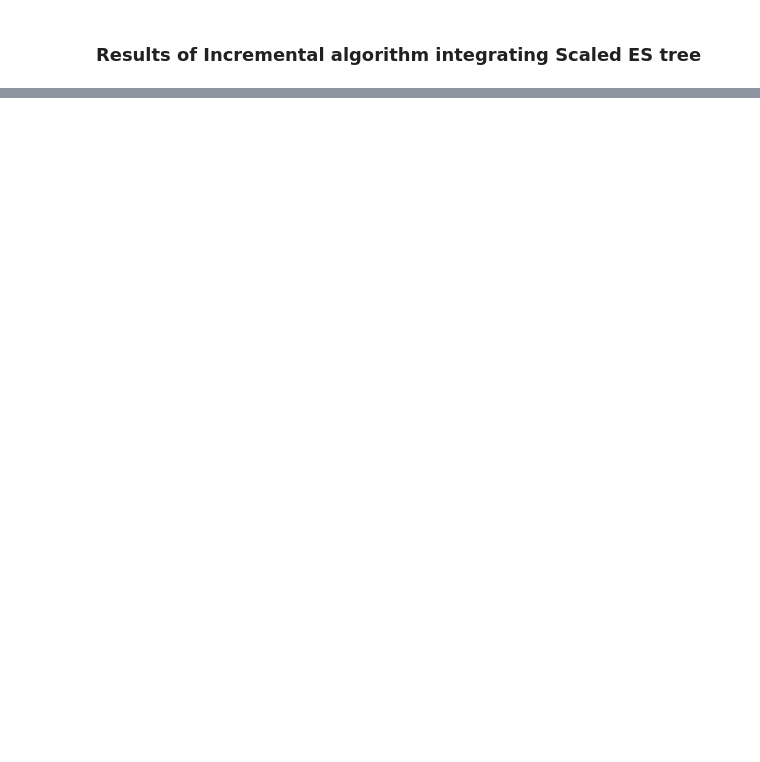
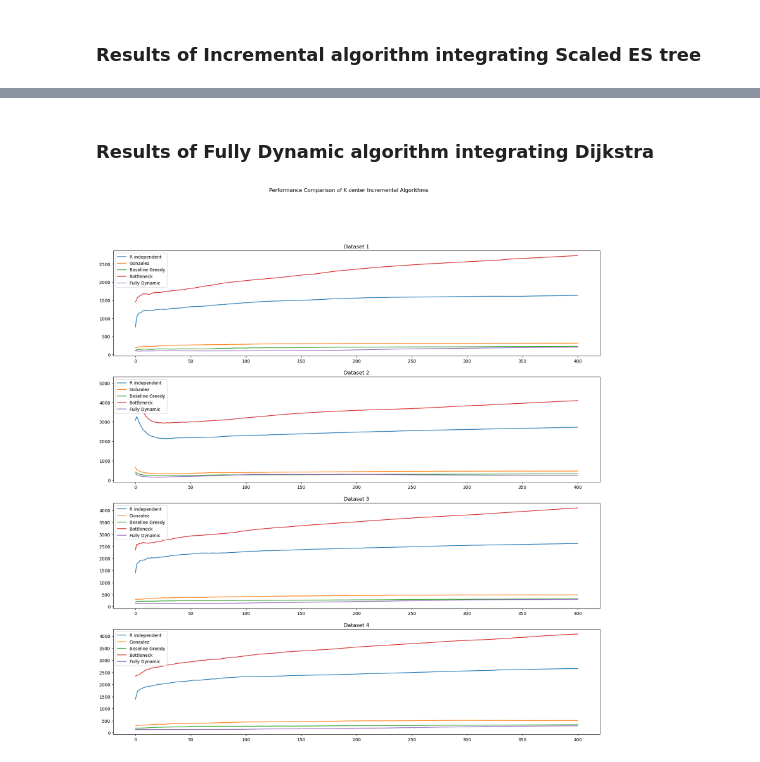
Before and after one commit to nina314/master-thesis, a Jupyter notebook: runtime_cost_analysis.ipynb, the cells around one changed output, grey strips where cells are left out. Cells and saved outputs as stored; diff of their text form; code cells hidden in the pictures; blank space fills up the shorter version.

Commit message:
faster fully dynamic

```diff
--- a/runtime_cost_analysis.ipynb
+++ b/runtime_cost_analysis.ipynb
@@ -531,0 +532,38 @@ Dynamic 32.154889364739475
+# %% [markdown]
+### Results of Fully Dynamic algorithm integrating Dijkstra
+# %%
+directory = 'results/short/FullKcenter/runtimes'
+files = os.listdir(directory)
+files = [f for f in files if 'ant-colony-' in f]
+
+dfs = []
+
+for file in files:
+    if file == '.DS_Store':
+        continue
+    dfs.append(pd.read_csv(f"results/short/FullKcenter/runtimes/{file}", sep = " "))
+
+# remove preprocessing step
+for i in range(len(dfs)):
+    dfs[i] = dfs[i][0:]
+    cumulative_means = dfs[i].expanding().mean()
+    cumulative_means.columns = [f'mean_{col}' for col in dfs[i].columns]
+    dfs[i] = pd.concat([dfs[i], cumulative_means], axis=1)
+# %%
+import matplotlib.pyplot as plt
+
+fig, axs = plt.subplots(4, figsize=(20, 20))
+
+for i, df in enumerate(dfs):
+    axs[i].plot(df['mean_RIndependent'], label="R independent")
+    axs[i].plot(df['mean_Gonzalez'], label="Gonzalez")
+    axs[i].plot(df['mean_BaselineGreedy'], label="Beseline Greedy")
+    axs[i].plot(df['mean_Bottleneck'], label="Bottleneck")
+    axs[i].plot(df['mean_FullyDynamic'], label="Fully Dynamic")
+    axs[i].set_title(f'Dataset {i+1}')
+    axs[i].legend()
+
+fig.suptitle("Performance Comparison of K center Incremental Algorithms")
+plt.show()
+# %% [output]
+[figure, added]
```
Also changed, not shown: parts of 24 cells of this notebook, 53 other files.
